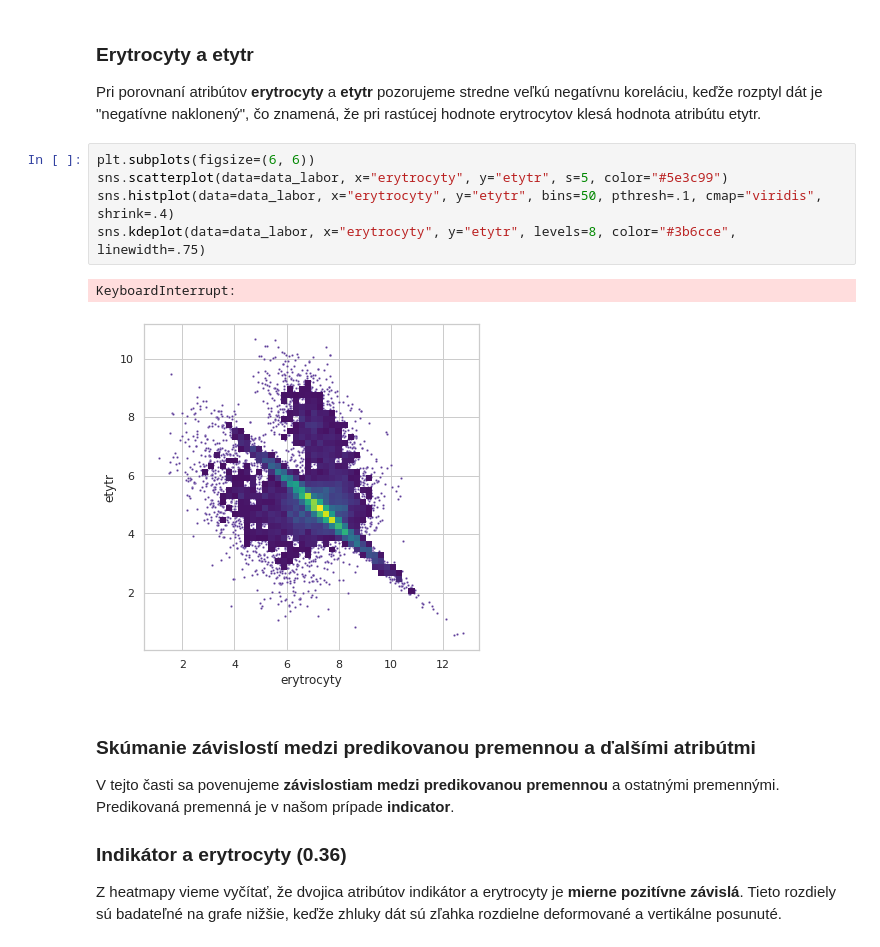
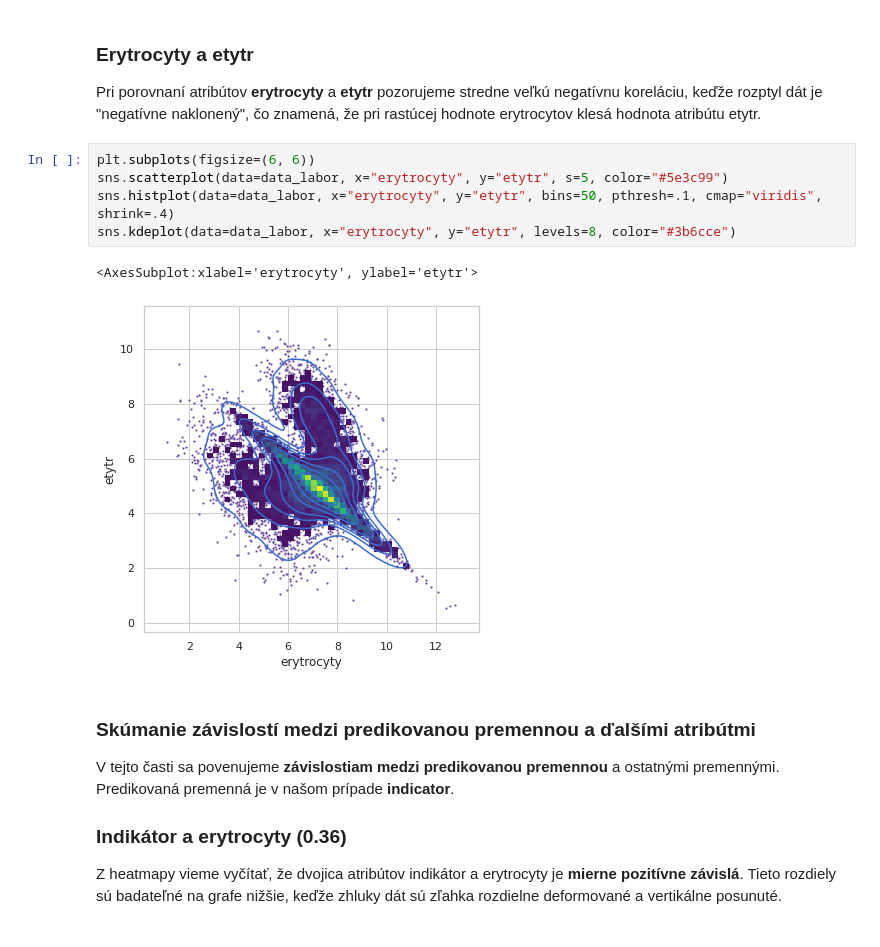
Before and after one commit to MarkoStahovec/IAU-Stahovec-Viest, a Jupyter notebook: main.ipynb, the cells around one changed output. Drawn from its saved outputs; the diff is of its cells as text.

```diff
--- a/main.ipynb
+++ b/main.ipynb
@@ -322,11 +324,11 @@ klesá hodnota atribútu etytr.
 # %%
 plt.subplots(figsize=(6, 6))
 sns.scatterplot(data=data_labor, x="erytrocyty", y="etytr", s=5, color="#5e3c99")
 sns.histplot(data=data_labor, x="erytrocyty", y="etytr", bins=50, pthresh=.1, cmap="viridis", shrink=.4)
-sns.kdeplot(data=data_labor, x="erytrocyty", y="etytr", levels=8, color="#3b6cce", linewidth=.75)
+sns.kdeplot(data=data_labor, x="erytrocyty", y="etytr", levels=8, color="#3b6cce")
 # %% [output]
-KeyboardInterrupt:
+<AxesSubplot:xlabel='erytrocyty', ylabel='etytr'>
-[figure, old version]
+[figure, new version]
 # %% [markdown]
 ### **Skúmanie závislostí medzi predikovanou premennou a ďalšími atribútmi**
 V tejto časti sa povenujeme **závislostiam medzi predikovanou premennou** a ostatnými premennými.
```
Also changed, not shown: parts of 71 cells of this notebook.
